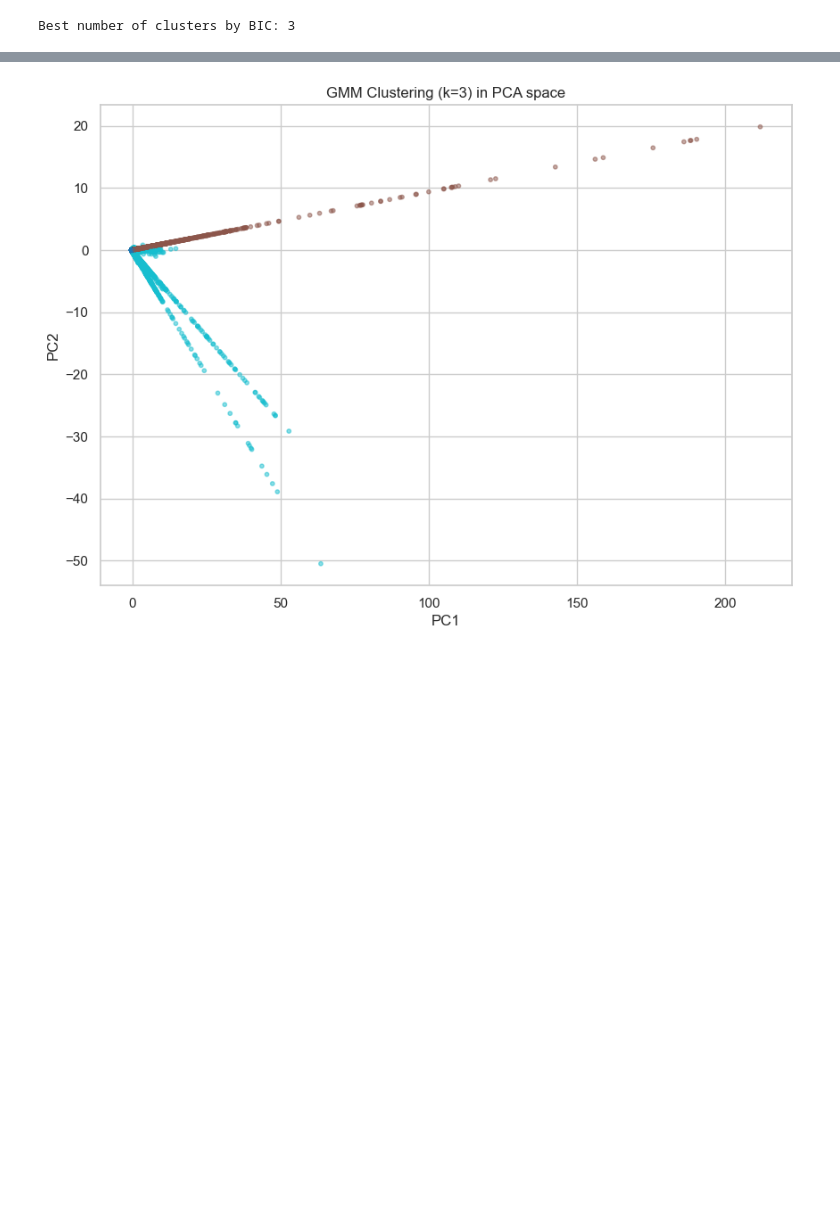
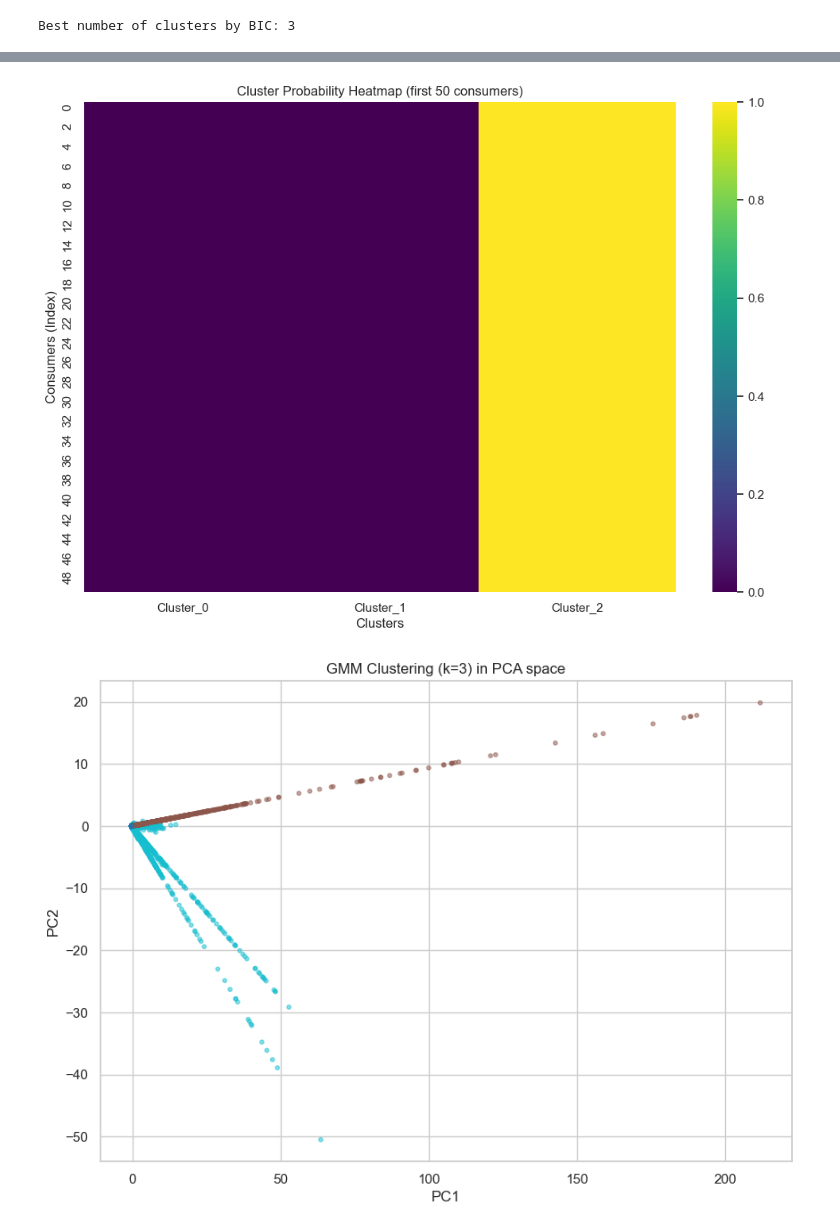
Before and after one commit to Assesa44/water-loss-reduction-through-smart-metering, a Jupyter notebook: Notebooks/Exploratory/clustering.ipynb, the cells around one changed output, grey strips where cells are left out. Drawn from its saved outputs; the diff is of its cells as text; code cells hidden in the pictures; blank space fills up the shorter version.

```diff
--- a/Notebooks/Exploratory/clustering.ipynb
+++ b/Notebooks/Exploratory/clustering.ipynb
@@ -1216,3 +1225,15 @@ plt.show()
+# %%
+import seaborn as sns
+import matplotlib.pyplot as plt
+
+plt.figure(figsize=(12,8))
+sns.heatmap(prob_df.head(50), cmap="viridis", annot=False)
+plt.title("Cluster Probability Heatmap (first 50 consumers)")
+plt.xlabel("Clusters")
+plt.ylabel("Consumers (Index)")
+plt.show()
+# %% [output]
+[figure, added]
 # %%
 #  Step 3: Visualize in PCA space
 pca = PCA(n_components=2)
```
Also changed, not shown: parts of 38 cells of this notebook, 8 other files.
